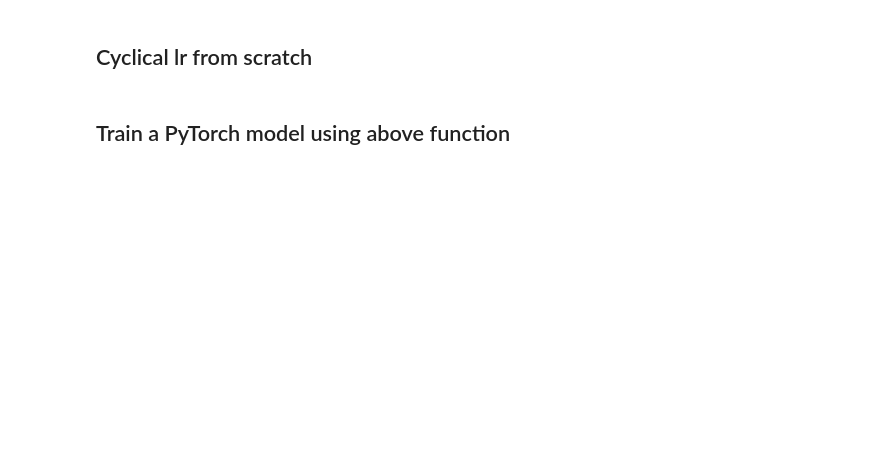
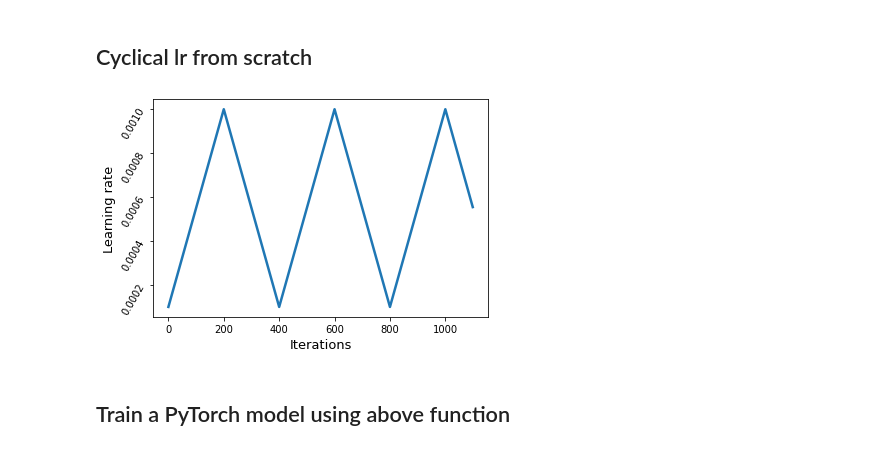
Before and after one commit to bipinKrishnan/fastai_course, a Jupyter notebook: cyclicLR_scratch.ipynb, the cells around one changed output. Drawn from its saved outputs; the diff is of its cells as text; code cells hidden in the pictures; blank space fills up the shorter version.

Commit message:
cleaned the code base

```diff
--- a/cyclicLR_scratch.ipynb
+++ b/cyclicLR_scratch.ipynb
@@ -10,17 +10,25 @@ from tqdm.notebook import tqdm
 # %% [markdown]
 ## Cyclical lr from scratch
 # %%
-def cyclical_lr_torch(epoch, step_size, base_lr, max_lr):
-  cycle = torch.floor(torch.tensor([1]) + (epoch / (2*step_size)))
-  x = torch.abs((epoch/step_size) - 2*cycle + 1)
+def cyclical_lr_np(iter, step_size, base_lr, max_lr):
+  cycle = np.floor(1 + (iter / (2*step_size)))
+  x = np.abs((iter/step_size) - 2*cycle + 1)
 
-  return (base_lr + (max_lr-base_lr) * torch.max(torch.tensor([0.0]), (1-x)))
+  lr = base_lr + (max_lr-base_lr) * (np.max((0, (1-x))))
+
+  return lr
-# %%
-def cyclical_lr_np(epoch, step_size, base_lr, max_lr):
-  cycle = np.floor(1 + (epoch / (2*step_size)))
-  x = np.abs((epoch/step_size) - 2*cycle + 1)
-
-  return (base_lr + (max_lr-base_lr) * (np.max((0, (1-x)))))
+# %%
+lr = []
+for i in range(1100):
+  lr.append(cyclical_lr_np(i, 200, 0.0001, 0.001))
+
+plt.plot(lr, linewidth=2.5)
+plt.xlabel("Iterations", fontsize=13)
+plt.ylabel("Learning rate", fontsize=13)
+plt.yticks(rotation=60)
+plt.savefig("foo1.jpg")
+# %% [output]
+[figure, added]
 # %% [markdown]
 ## Train a PyTorch model using above function
 # %%
```
Also changed, not shown: parts of 19 cells of this notebook.
